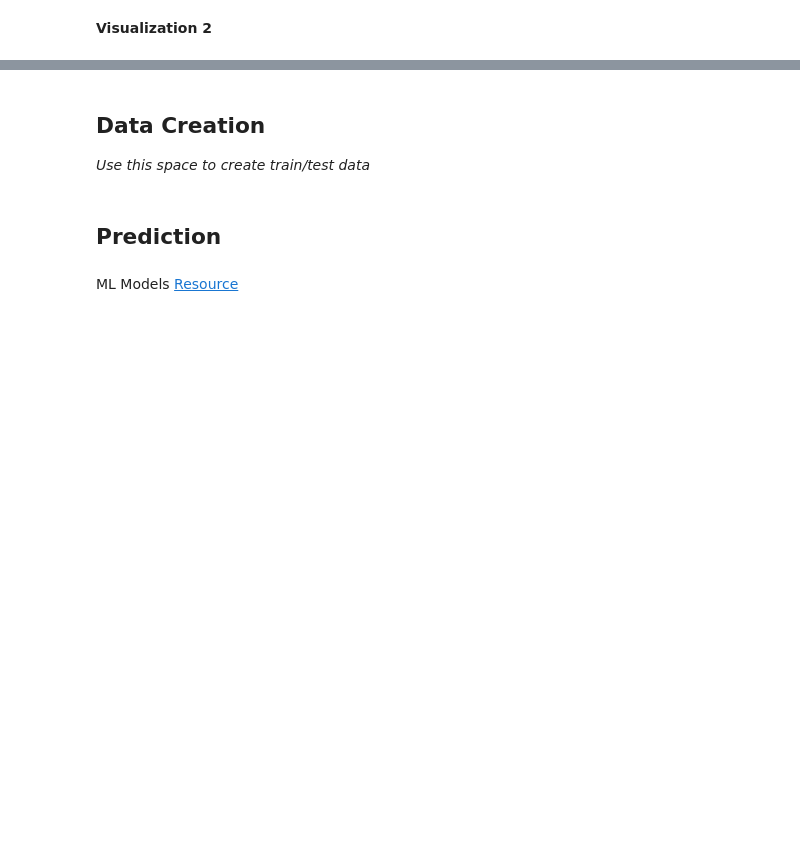
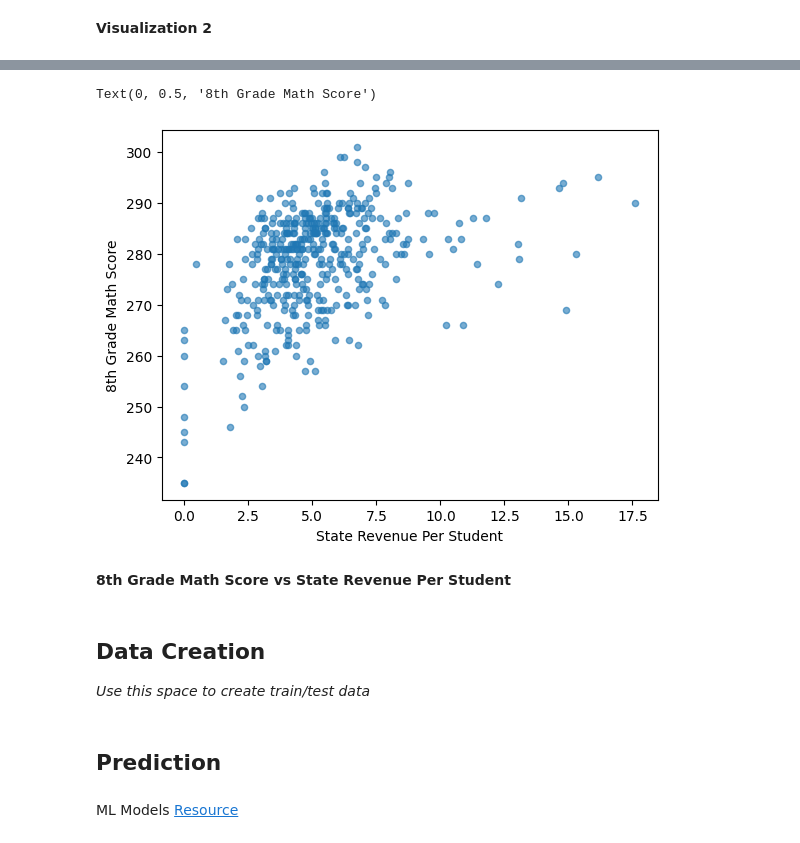
Before and after one commit to MichiganDataScienceTeam/MDST-Onboarding, a Jupyter notebook: tutorial1/checkpoint1.ipynb, the cells around one changed output, grey strips where cells are left out. Cells and saved outputs as stored; diff of their text form; code cells hidden in the pictures; blank space fills up the shorter version.

```diff
--- a/tutorial1/checkpoint1.ipynb
+++ b/tutorial1/checkpoint1.ipynb
@@ -90,3 +154,13 @@ Investigate the relationship between your chosen response variable and at least
+# %%
+# @@@ 7
+df.plot.scatter(x='state_revenue_per_student', y='AVG_MATH_8_SCORE', alpha=0.6)
+plt.xlabel('State Revenue Per Student')
+plt.ylabel('8th Grade Math Score')
+# %% [output]
+Text(0, 0.5, '8th Grade Math Score')
+[figure, added]
+# %% [markdown]
+**8th Grade Math Score vs State Revenue Per Student**
 # %% [markdown]
 <h2> Data Creation </h2>
 
```
Also changed, not shown: parts of 35 cells of this notebook, 3 other files.
